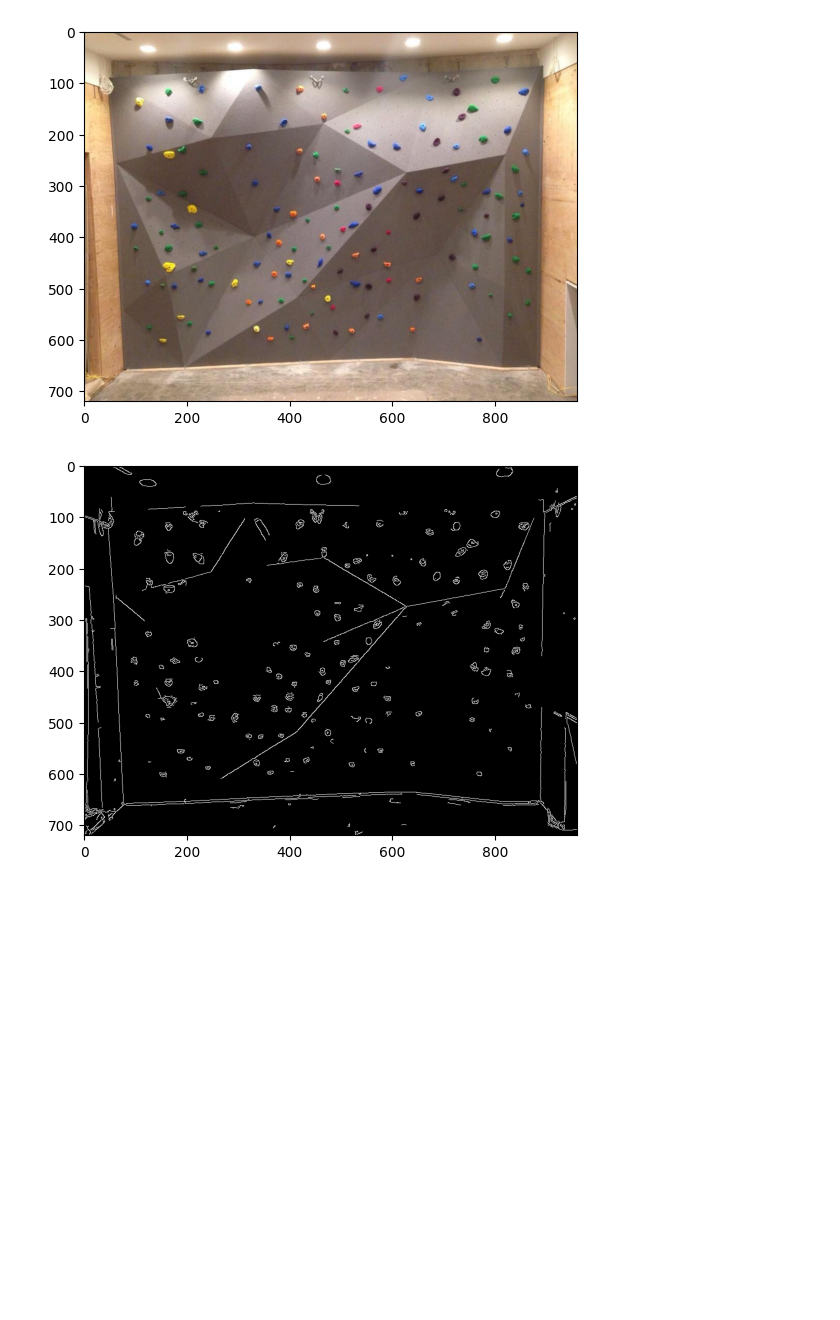
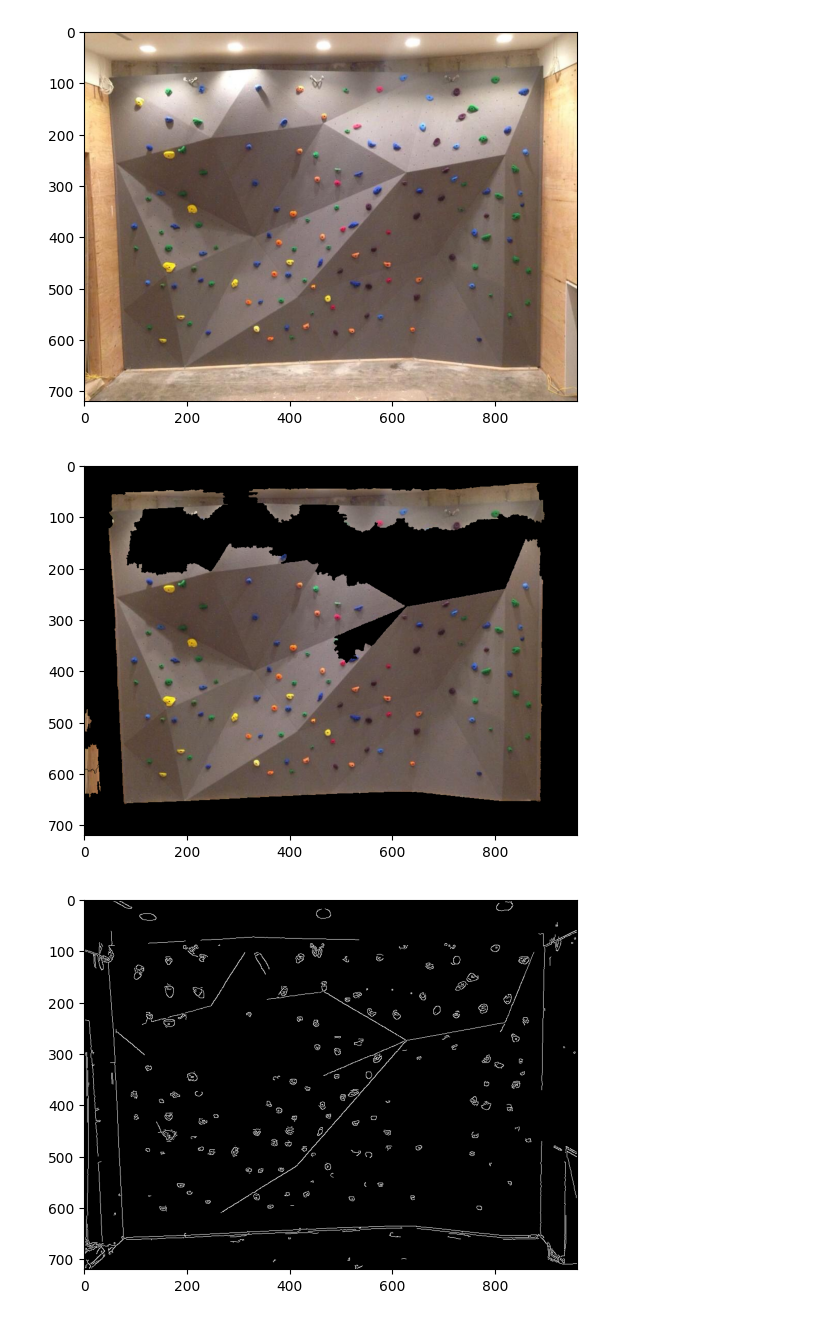
Before and after one commit to LeonardoBottonaUniTn/siv_project, a Jupyter notebook: leonardo_test/edge_detection.ipynb, the cells around one changed output. Drawn from its saved outputs; the diff is of its cells as text; code cells hidden in the pictures; blank space fills up the shorter version.

Commit message:
Watershed and color analysis

```diff
--- a/leonardo_test/edge_detection.ipynb
+++ b/leonardo_test/edge_detection.ipynb
@@ -13,6 +13,44 @@ plt.imshow(cv2.cvtColor(image, cv2.COLOR_BGR2RGB))
 # %% [output]
 <matplotlib.image.AxesImage at 0x...>
 [figure]
+# %%
+#Ho provato ad osare watershed per fare detection della parete, ma la luce rompe il cazzo.
+#C'è da provare a fare un po' di preprocessing per migliorare la situazione
+
+#try to do watershed segmentation detecting the wall
+gray = cv2.cvtColor(image, cv2.COLOR_BGR2GRAY)
+clahe = cv2.createCLAHE(clipLimit=2.0, tileGridSize=(6, 6))
+enhanced_gray = clahe.apply(gray)
+blurred = cv2.bilateralFilter(gray, 9, 25, 25)
+
+_, binary = cv2.threshold(blurred, 2, 255, cv2.THRESH_BINARY_INV + cv2.THRESH_OTSU)
+
+kernel = cv2.getStructuringElement(cv2.MORPH_ELLIPSE, (7, 7))
+opening = cv2.morphologyEx(binary, cv2.MORPH_OPEN, kernel, iterations=5)
+closed = cv2.morphologyEx(opening, cv2.MORPH_CLOSE, kernel, iterations=4)
+
+sure_bg = cv2.dilate(closed, kernel, iterations=3)
+dist_transform = cv2.distanceTransform(opening, cv2.DIST_L2, 5)
+_, sure_fg = cv2.threshold(dist_transform, 0.09 * dist_transform.max(), 255, 0)
+sure_fg = np.uint8(sure_fg)
+
+unknown = cv2.subtract(sure_bg, sure_fg)
+
+_, markers = cv2.connectedComponents(sure_fg)
+markers = markers + 1
+markers[unknown == 255] = 0
+
+markers = cv2.watershed(image, markers)
+
+mask = np.zeros_like(gray)
+mask[markers > 1] = 255
+
+segmented_wall = cv2.bitwise_and(image, image, mask=mask)
+
+plt.imshow(cv2.cvtColor(segmented_wall, cv2.COLOR_BGR2RGB))
+plt.show()
+# %% [output]
+[figure, added]
 # %%
 
 edges = cv2.Canny(image, 100, 200)
```
Also changed, not shown: parts of 2 cells of this notebook.
